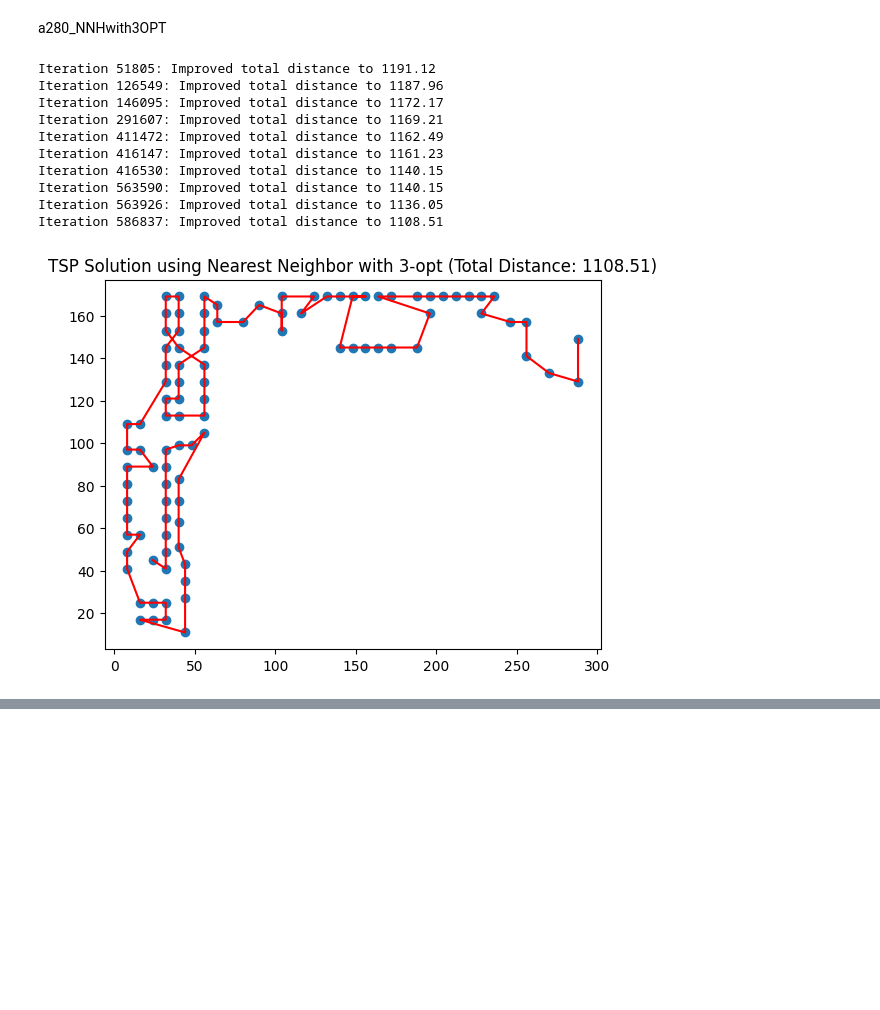
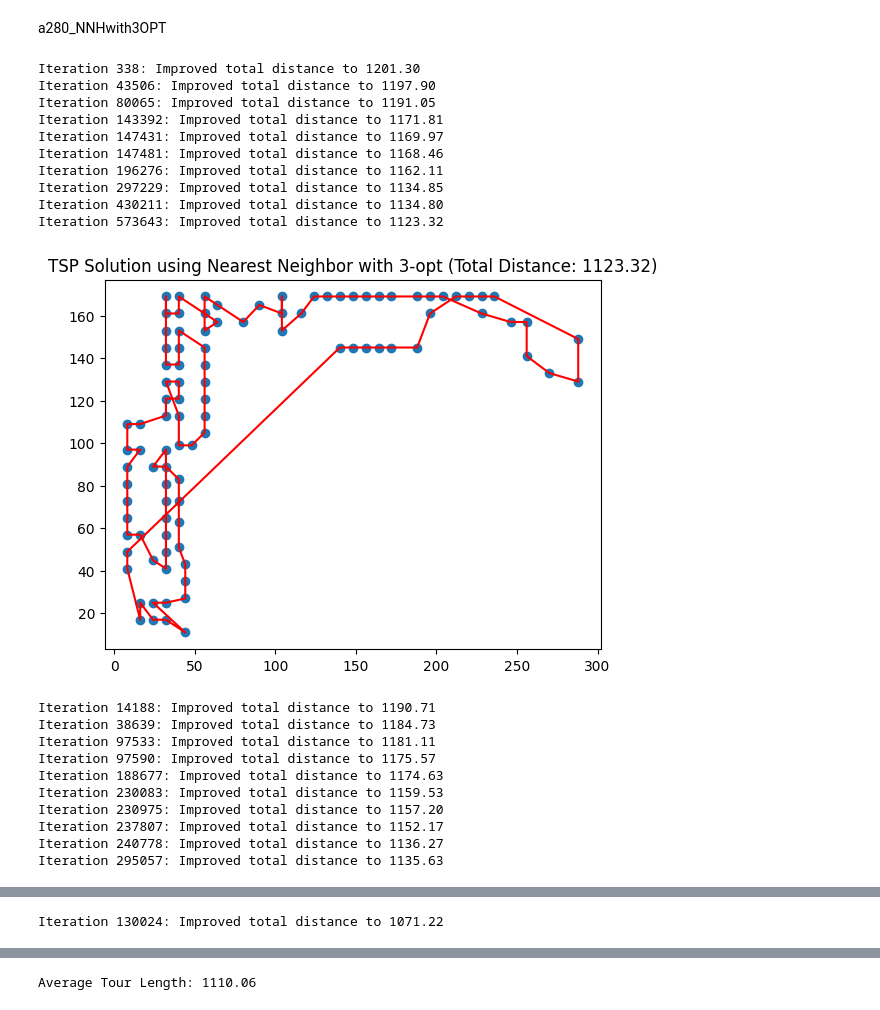
Before and after one commit to Amboyandrey/TSPLIB, a Jupyter notebook: a280.ipynb, the cells around one changed output, grey strips where cells are left out. Drawn from its saved outputs; the diff is of its cells as text; code cells hidden in the pictures; blank space fills up the shorter version.

```diff
--- a/a280.ipynb
+++ b/a280.ipynb
@@ -59,6 +59,8 @@ class TSPSolver:
     def solve(self):
         self.nearest_neighbor()
         self.two_opt()
+        # Connect the last city back to the starting city to form a closed tour
+        self.tour.append(self.tour[0])
 
 # Parse the TSP dataset and extract coordinates
 def parse_tsp_dataset(data):
@@ -236,6 +253,8 @@ class TSPSolver:
 
     def solve(self):
         self.nearest_neighbor()
+        # Connect the last city back to the starting city to form a closed tour
+        self.tour.append(self.tour[0])
 
 # Parse the TSP dataset and extract coordinates
 def parse_tsp_dataset(data):
@@ -307,6 +326,7 @@ a280_NNHwith3OPT
 import re
 import numpy as np
 import matplotlib.pyplot as plt
+import random
 
 class TSPSolver:
     def __init__(self, points):
@@ -350,17 +370,20 @@ class TSPSolver:
                 for j in range(i + 2, self.n - 2):
                     for k in range(j + 2, self.n):
                         iteration += 1
-                        new_tour = self.three_opt_swap(tour, i, j, k)
-                        if self.total_distance(new_tour) < self.total_distance(tour):
-                            tour = new_tour
-                            improvement = True
-                            print(f"Iteration {iteration}: Improved total distance to {self.total_distance(tour):.2f}")
+                        if random.random() < 0.1:  # Adjust this probability as needed
+                            new_tour = self.three_opt_swap(tour, i, j, k)
+                            if self.total_distance(new_tour) < self.total_distance(tour):
+                                tour = new_tour
+                                improvement = True
+                                print(f"Iteration {iteration}: Improved total distance to {self.total_distance(tour):.2f}")
 
         self.tour = tour
 
     def solve(self):
         self.nearest_neighbor()
         self.three_opt()
+        # Connect the last city back to the starting city to form a closed tour
+        self.tour.append(self.tour[0])
 
 # Parse the TSP dataset and extract coordinates
 def parse_tsp_dataset(data):
@@ -371,50 +394,70 @@ def parse_tsp_dataset(data):
     for line in data.split('\n'):
         if line.startswith("NODE_COORD_SECTION"):
             in_node_coord_section = True
             continue
         if line.startswith("EOF"):
             break
         if in_node_coord_section:
             match = pattern.match(line)
             if match:
                 coordinates.append((float(match.group(2)), float(match.group(3))))
 
     return coordinates
 
 # Load the TSP dataset from a file
 def load_tsp_file(file_path):
     with open(file_path, 'r') as file:
         tsp_data = file.read()
     return tsp_data
 
 # Specify the path to your TSP file
 tsp_file_path = "a280.tsp"
 
 # Load the TSP dataset from the file
 tsp_data = load_tsp_file(tsp_file_path)
 
 # Parse the dataset and extract coordinates
 city_coordinates = parse_tsp_dataset(tsp_data)
 
-# Create TSPSolver instance and solve using nearest neighbor with 3-opt
-solver = TSPSolver(city_coordinates)
-solver.solve()
+# Store total distances for three runs
+total_distances = []
 
-# Plot the solution
-plt.scatter(solver.points[:, 0], solver.points[:, 1])
-tour_points = np.array([solver.points[i] for i in solver.tour])
-plt.plot(tour_points[:, 0], tour_points[:, 1], 'r-')
-plt.title(f'TSP Solution using Nearest Neighbor with 3-opt (Total Distance: {solver.total_distance():.2f})')
-plt.show()
+# Run the solver three times
+for _ in range(3):
+    solver = TSPSolver(city_coordinates)
+    solver.solve()
+    total_distance = solver.total_distance()
+    total_distances.append(total_distance)
+
+    # Plot the solution for each run
+    plt.scatter(solver.points[:, 0], solver.points[:, 1])
+    tour_points = np.array([solver.points[i] for i in solver.tour])
+    plt.plot(tour_points[:, 0], tour_points[:, 1], 'r-')
+    plt.title(f'TSP Solution using Nearest Neighbor with 3-opt (Total Distance: {total_distance:.2f})')
+    plt.show()
+
+# Calculate and print the average total distance
+average_distance = sum(total_distances) / len(total_distances)
+print(f"Average Tour Length: {average_distance:.2f}")
 # %% [output]
-Iteration 51805: Improved total distance to 1191.12
-Iteration 126549: Improved total distance to 1187.96
-Iteration 146095: Improved total distance to 1172.17
-Iteration 291607: Improved total distance to 1169.21
-Iteration 411472: Improved total distance to 1162.49
-Iteration 416147: Improved total distance to 1161.23
-Iteration 416530: Improved total distance to 1140.15
-Iteration 563590: Improved total distance to 1140.15
-Iteration 563926: Improved total distance to 1136.05
-Iteration 586837: Improved total distance to 1108.51
+Iteration 338: Improved total distance to 1201.30
+Iteration 43506: Improved total distance to 1197.90
+Iteration 80065: Improved total distance to 1191.05
+Iteration 143392: Improved total distance to 1171.81
+Iteration 147431: Improved total distance to 1169.97
+Iteration 147481: Improved total distance to 1168.46
+Iteration 196276: Improved total distance to 1162.11
+Iteration 297229: Improved total distance to 1134.85
+Iteration 430211: Improved total distance to 1134.80
+Iteration 573643: Improved total distance to 1123.32
-[figure, old version]
+[figure, new version]
+Iteration 14188: Improved total distance to 1190.71
+Iteration 38639: Improved total distance to 1184.73
+Iteration 97533: Improved total distance to 1181.11
+Iteration 97590: Improved total distance to 1175.57
+Iteration 188677: Improved total distance to 1174.63
+Iteration 230083: Improved total distance to 1159.53
+Iteration 230975: Improved total distance to 1157.20
+Iteration 237807: Improved total distance to 1152.17
+Iteration 240778: Improved total distance to 1136.27
+Iteration 295057: Improved total distance to 1135.63
@@ -420,0 +465 @@ Iteration 586837: Improved total distance to 1108.51
+Iteration 130024: Improved total distance to 1071.22
@@ -420,0 +467 @@ Iteration 586837: Improved total distance to 1108.51
+Average Tour Length: 1110.06
```
Also changed, not shown: parts of 4 cells of this notebook, 3 other files.
